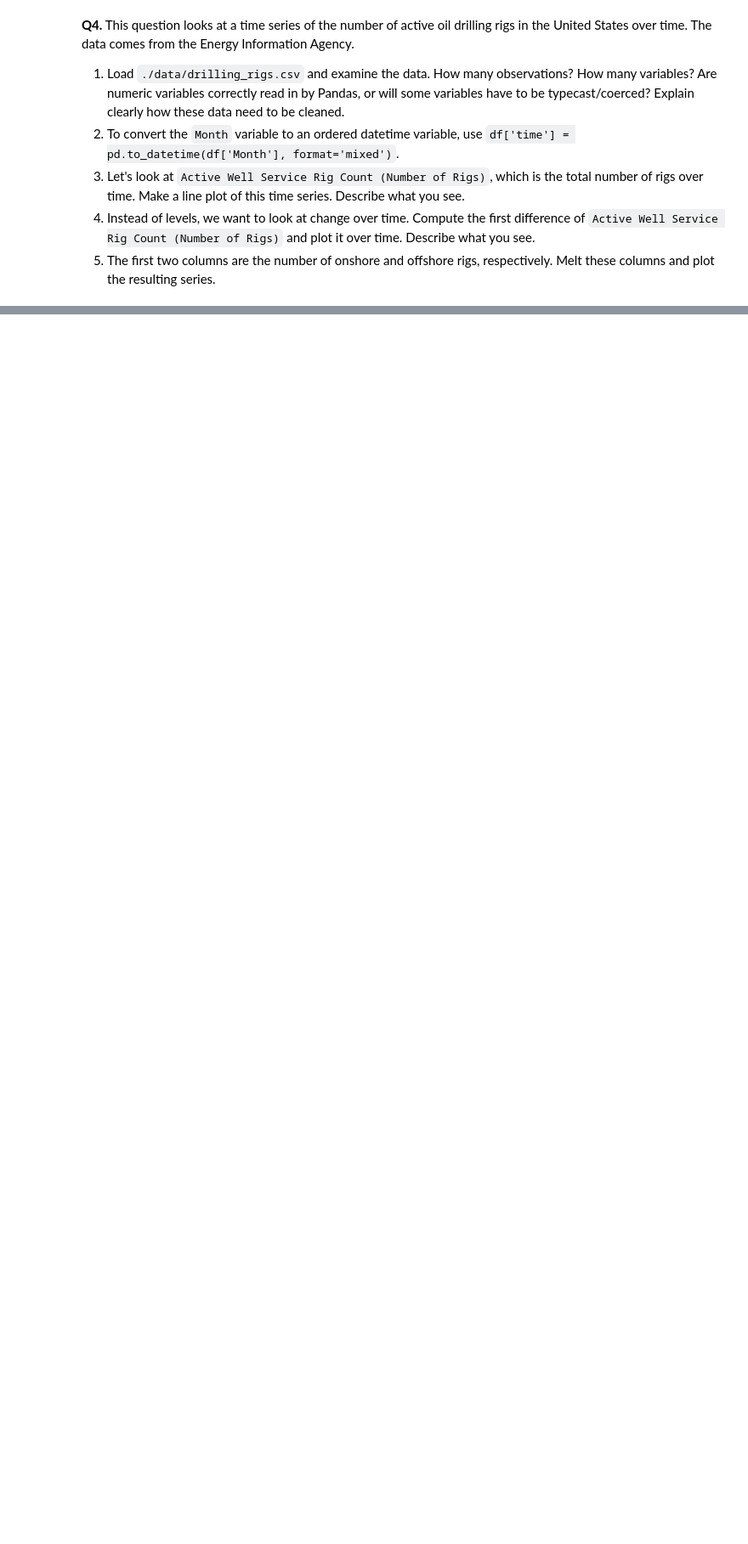
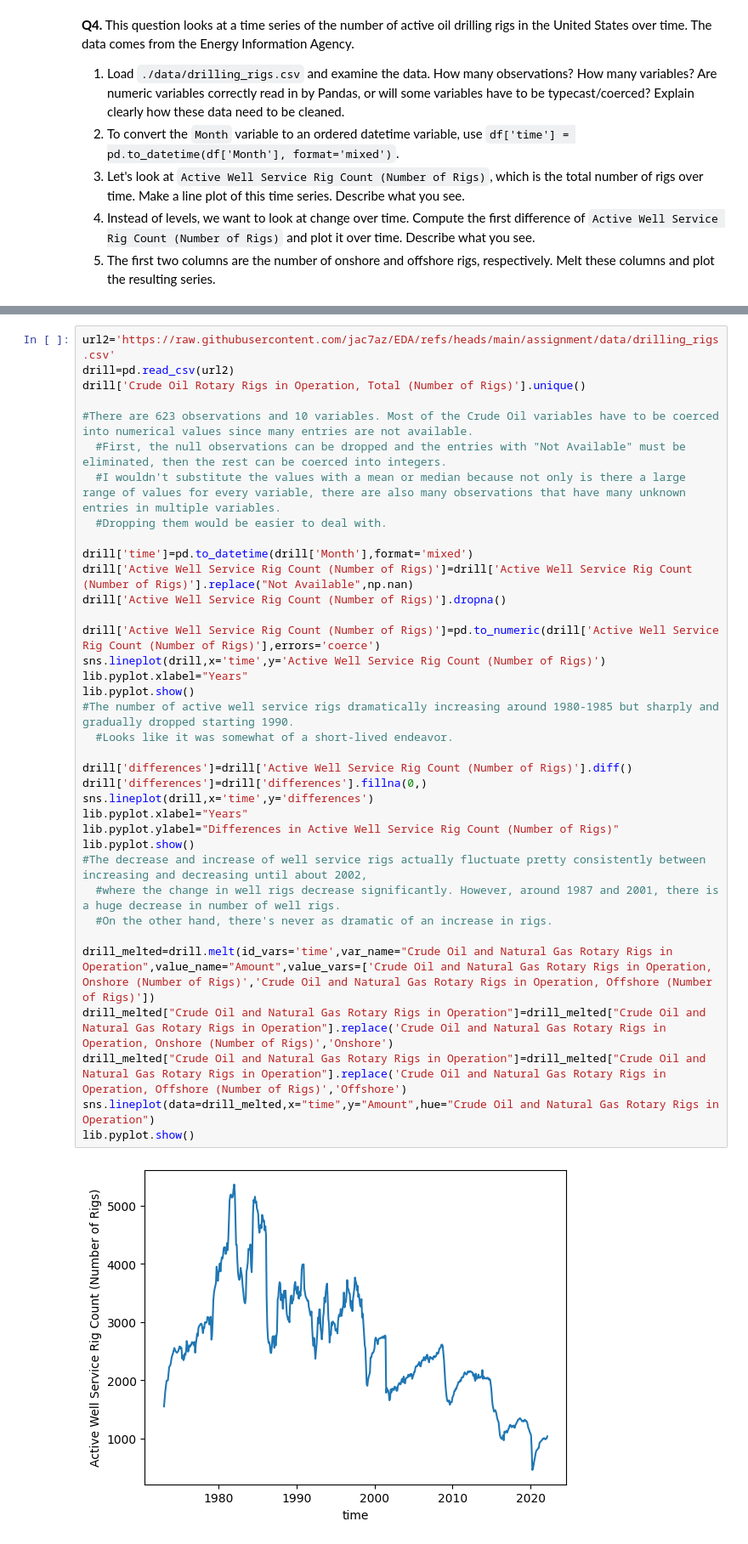
Before and after one commit to jac7az/EDA, a Jupyter notebook: assignment/assignment.ipynb, the cells around one changed output, grey strips where cells are left out. Shown at 85% size. Drawn from its saved outputs; the diff is of its cells as text; blank space fills up the shorter version.

```diff
--- a/assignment/assignment.ipynb
+++ b/assignment/assignment.ipynb
@@ -87,0 +71,38 @@ drill
+# %%
+url2='https://raw.githubusercontent.com/jac7az/EDA/refs/heads/main/assignment/data/drilling_rigs.csv'
+drill=pd.read_csv(url2)
+drill['Crude Oil Rotary Rigs in Operation, Total (Number of Rigs)'].unique()
+
+#There are 623 observations and 10 variables. Most of the Crude Oil variables have to be coerced into numerical values since many entries are not available.
+  #First, the null observations can be dropped and the entries with "Not Available" must be eliminated, then the rest can be coerced into integers.
+  #I wouldn't substitute the values with a mean or median because not only is there a large range of values for every variable, there are also many observations that have many unknown entries in multiple variables.
+  #Dropping them would be easier to deal with.
+
+drill['time']=pd.to_datetime(drill['Month'],format='mixed')
+drill['Active Well Service Rig Count (Number of Rigs)']=drill['Active Well Service Rig Count (Number of Rigs)'].replace("Not Available",np.nan)
+drill['Active Well Service Rig Count (Number of Rigs)'].dropna()
+
+drill['Active Well Service Rig Count (Number of Rigs)']=pd.to_numeric(drill['Active Well Service Rig Count (Number of Rigs)'],errors='coerce')
+sns.lineplot(drill,x='time',y='Active Well Service Rig Count (Number of Rigs)')
+lib.pyplot.xlabel="Years"
+lib.pyplot.show()
+#The number of active well service rigs dramatically increasing around 1980-1985 but sharply and gradually dropped starting 1990.
+  #Looks like it was somewhat of a short-lived endeavor.
+
+drill['differences']=drill['Active Well Service Rig Count (Number of Rigs)'].diff()
+drill['differences']=drill['differences'].fillna(0,)
+sns.lineplot(drill,x='time',y='differences')
+lib.pyplot.xlabel="Years"
+lib.pyplot.ylabel="Differences in Active Well Service Rig Count (Number of Rigs)"
+lib.pyplot.show()
+#The decrease and increase of well service rigs actually fluctuate pretty consistently between increasing and decreasing until about 2002,
+  #where the change in well rigs decrease significantly. However, around 1987 and 2001, there is a huge decrease in number of well rigs.
+  #On the other hand, there's never as dramatic of an increase in rigs.
+
+drill_melted=drill.melt(id_vars='time',var_name="Crude Oil and Natural Gas Rotary Rigs in Operation",value_name="Amount",value_vars=['Crude Oil and Natural Gas Rotary Rigs in Operation, Onshore (Number of Rigs)','Crude Oil and Natural Gas Rotary Rigs in Operation, Offshore (Number of Rigs)'])
+drill_melted["Crude Oil and Natural Gas Rotary Rigs in Operation"]=drill_melted["Crude Oil and Natural Gas Rotary Rigs in Operation"].replace('Crude Oil and Natural Gas Rotary Rigs in Operation, Onshore (Number of Rigs)','Onshore')
+drill_melted["Crude Oil and Natural Gas Rotary Rigs in Operation"]=drill_melted["Crude Oil and Natural Gas Rotary Rigs in Operation"].replace('Crude Oil and Natural Gas Rotary Rigs in Operation, Offshore (Number of Rigs)','Offshore')
+sns.lineplot(data=drill_melted,x="time",y="Amount",hue="Crude Oil and Natural Gas Rotary Rigs in Operation")
+lib.pyplot.show()
+# %% [output]
+[figure, added]
```
Also changed, not shown: parts of 3 cells of this notebook.
